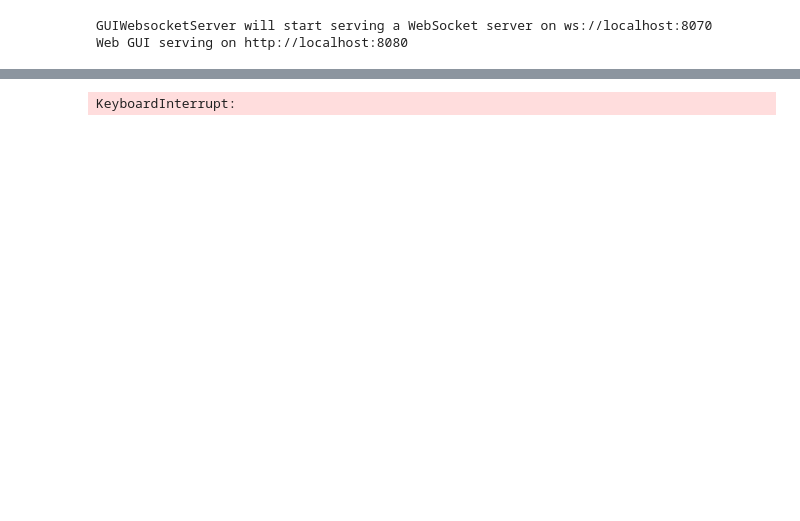
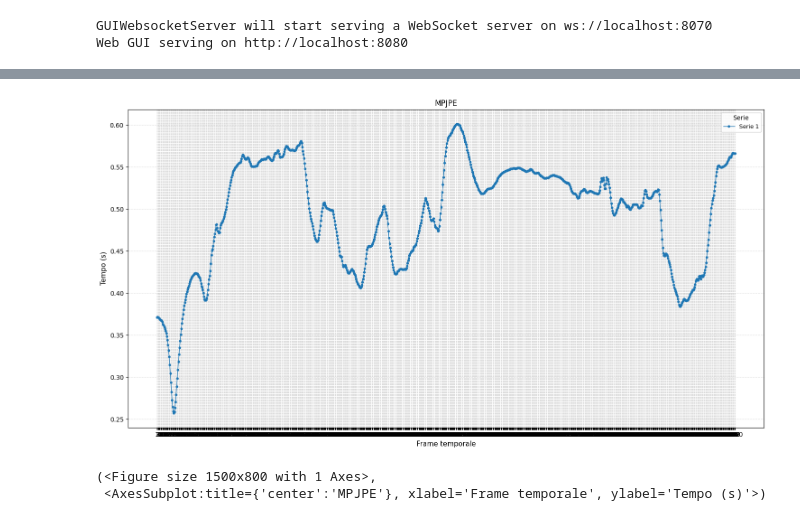
Before and after one commit to PARCO-LAB/COMETH, a Jupyter notebook: test_ablation_model.ipynb, the cells around one changed output, grey strips where cells are left out. Saved outputs shown, nothing was run; the diff lists cells and outputs as text; code cells hidden in the pictures; blank space fills up the shorter version.

```diff
--- a/test_ablation_model.ipynb
+++ b/test_ablation_model.ipynb
@@ -400,7 +402,7 @@ def new_compute_gt(action_name: str, vicon_path: str):
 
     markers.columns
 
-    markers_list = ['sternum', 'right_shoulder', 'right_elbow', 'right_wrist', 'left_shoulder', 'left_elbow', 'left_wrist']
+    markers_list = ['right_shoulder', 'right_elbow', 'right_wrist', 'left_shoulder', 'left_elbow', 'left_wrist']
     target = []
     for i in range(markers.shape[0]):
         row = []
@@ -415,7 +417,8 @@ def new_compute_gt(action_name: str, vicon_path: str):
 
     return target
 # %%
-pos_gt = compute_gt('s1/acting1', './totalcapture/vicon/')
+pos_gt, offset_gt = compute_gt('s1/acting1', './totalcapture/vicon/')
+marker = new_compute_gt('s1/acting1', './totalcapture/vicon/')
 # %% [output]
 Setting len to 0.1
 Setting neutral pos to   0
@@ -700,7 +699,7 @@ def compute_modified_dh(T_list, right : bool = True):
         #tronco pitch
         {'a': 0.0,  'alpha': -np.pi/2, 'd': 0.0},
         #tronco roll
-        {'a': sign * offset[0],  'alpha': 0,    'd': 0.0}, #distanza torace spalla
+        {'a': 0.0,  'alpha': 0.0,    'd': sign * offset[0]}, #distanza torace spalla
         #spalla yaw
         {'a': 0,  'alpha': np.pi/2, 'd': 0.0},
         #spalla pitch
@@ -708,9 +707,9 @@ def compute_modified_dh(T_list, right : bool = True):
         #spalla roll
         {'a':  sign * offset[1], 'alpha': 0, 'd': 0}, #distanza spalla gomito
         #gomito flex
-        {'a': 0, 'alpha': -np.pi/2, 'd': 0.0}, #distanza gomito polso
+        {'a': 0.0, 'alpha': -np.pi/2, 'd': 0.0}, #distanza gomito polso
         #pronation
-        {'a':  sign * offset[0],  'alpha': np.pi/2, 'd': 0},
+        {'a':  0.0,  'alpha': 0.0, 'd': sign * offset[2]},
     ]
     return dh_params, offset
 
@@ -1455,8 +1454,8 @@ def compute_world_transf(arm, s, right:bool = True, theta_old = None):
 
     return T_global_links, thetas
 
-def compute_imu_ori(arm, s, T_i_w_list_all, right:bool = True):
-    T_dh, _ = compute_world_transf(arm, s, right) # le T sono da world a link
+def compute_imu_ori(arm, s, T_i_w_list_all, right:bool = True, initial_guess = None):
+    T_dh, _ = compute_world_transf(arm, s, right,theta_old=initial_guess) # le T sono da world a link
 
     T_w_link = np.array([T_dh[0], T_dh[2], T_dh[5]])
 
@@ -1656,14 +1652,14 @@ setImuWorldTransform(s,T)
 arm_right = ArmModel(dh_right)
 arm_left = ArmModel(dh_left)
 
-R_r = compute_imu_ori(arm_right,s, T, right= True) #from imu to link
+R_r = compute_imu_ori(arm_right,s, T, right= True, initial_guess=np.array([0, -np.pi/2, 0, 0, np.pi/2, 0, -np.pi/2, 0])) #from imu to link
 R_seg_to_imu_r = [np.eye(3), np.eye(3), R_r[0], np.eye(3), np.eye(3), R_r[1], np.eye(3),R_r[2]]#[R_trunk_IMU, R_upper_IMU, R_fore_IMU]
-p_seg_to_imu_r = [np.array([0,0,0]), np.array([0,0,0]), np.array([-offset_right[0]+0.1,0.05,-0.1]), np.array([0,0,0]), np.array([0,0,0]), np.array([0,0,-offset_right[1]*0.5]), np.array([0,0,0]), np.array([0,0,-offset_right[2]*0.5])]
+p_seg_to_imu_r = [np.array([0,0,0]), np.array([0,0,0]), np.array([0.1,0.05,-offset_right[0]+0.1]), np.array([0,0,0]), np.array([0,0,0]), np.array([-offset_right[1]*0.5,0,0]), np.array([0,0,0]), np.array([0,0,-offset_right[2]*0.5])]
 R_seg_to_marker_r = np.eye(3)
 p_seg_to_marker_r = np.zeros(3)
-R_l = compute_imu_ori(arm_left, s, T, right= False)
+R_l = compute_imu_ori(arm_left, s, T, right= False, initial_guess=np.array([0, -np.pi/2, 0, 0, np.pi/2, 0, -np.pi/2, 0]))
 R_seg_to_imu_l = [np.eye(3), np.eye(3), R_l[0], np.eye(3), np.eye(3), R_l[1], np.eye(3), R_l[2]]#[R_trunk_IMU, R_upper_IMU, R_fore_IMU]
-p_seg_to_imu_l = [np.array([0,0,0]), np.array([0,0,0]), np.array([offset_left[0]+0.1,0.05,-0.1]), np.array([0,0,0]), np.array([0,0,0]), np.array([0,0,offset_left[1]*0.5]), np.array([0,0,0]), np.array([0,0,offset_left[2]*0.5])] #Riconsidera la prima traslazione sapendo che impatta su dove metti la camera...
+p_seg_to_imu_l = [np.array([0,0,0]), np.array([0,0,0]), np.array([0.1,0.05,offset_left[0]+0.1]), np.array([0,0,0]), np.array([0,0,0]), np.array([offset_left[1]*0.5,0,0]), np.array([0,0,0]), np.array([0,0,offset_left[2]*0.5])] #Riconsidera la prima traslazione sapendo che impatta su dove metti la camera...
 R_seg_to_marker_l = np.eye(3) #lasciare coincidente per evitare rogne dopo
 p_seg_to_marker_l = np.zeros(3)
 R_imu_to_cam = R_cam_imu #rotazione dalla cam a imu del tronco
@@ -1678,17 +1674,19 @@ arm_left = ArmModel(dh_left, R_seg_to_imu_l, p_seg_to_imu_l,
 
 
 # creation of Q
-Q_q = np.eye(8)*1e-2
-Q_qd = np.eye(8)*1e-2
-Q_qdd = np.eye(8)*1e-2
+Q_q = np.eye(8)*1e-4
+Q_qd = np.eye(8)*1e-4
+Q_qdd = np.eye(8)*1e-4
 Q_arm = np.block([[Q_q, np.zeros((8,8)), np.zeros((8,8))], [np.zeros((8,8)), Q_qd, np.zeros((8,8))], [np.zeros((8,8)), np.zeros((8,8)), Q_qdd]] )
 Q_whole = np.block([[Q_arm, np.zeros((24, 24))], [np.zeros((24, 24)),Q_arm]])
 
 #Creating initial state
 
-_, q_right = compute_world_transf(arm_right, s, right = True)
-_, q_left = compute_world_transf(arm_left, s, right = False)
+_, q_right = compute_world_transf(arm_right, s, right = True, theta_old=np.array([0, -np.pi/2, 0, 0, np.pi/2, 0, -np.pi/2, 0]))
+_, q_left = compute_world_transf(arm_left, s, right = False, theta_old= np.array([0, -np.pi/2, 0, 0, np.pi/2, 0, -np.pi/2, 0]))
 
+print(np.rad2deg(q_right))
+print(np.rad2deg(q_left))
 initial_state = np.zeros(6*8)
 initial_state[0:8]=q_right
 initial_state[24:32]=q_left
@@ -1697,14 +1695,16 @@ initial_state[24:32]=q_left
 ekf = DualArmEKF([arm_right, arm_left],
                     Q=Q_whole,
                     R_dict={'imu': np.eye(6)*1e0,
-                            'marker_pos': np.eye(3)*1e-5,
-                            'marker_rot': np.eye(3)*1e-1,
-                            'qr_rot': np.eye(3)*1e-1},
+                            'marker_pos': np.eye(3)*1e-4,
+                            'marker_rot': np.eye(3)*1e-4,
+                            'qr_rot': np.eye(3)*1e-4},
                     initial_state=initial_state)
 
 acc, gyro = imu_cont.get_imu_array(['right_wrist','left_wrist','right_elbow', 'left_elbow', 'sternum'])
 
 errors = []
+acceler = []
+est =[]
 q_est = (ekf.state.reshape(8,6)[:,[0,3]]).T
 
 
@@ -1716,7 +1716,7 @@ q_est = (ekf.state.reshape(8,6)[:,[0,3]]).T
 # print(pos_est)
 # print(pos_error)
 
-for i in range(0, 1000):#imu['n_frames']):
+for i in range(0,1000):# imu['n_frames']):
 
     s._nimble.setPositions(pos_gt[i])
 
@@ -1733,7 +1733,7 @@ for i in range(0, 1000):#imu['n_frames']):
 
     ekf.predict(dt)
 
-    if i%10 == 0:
+    if i%100000 == 0:
 
         R_imu_w = getImuWorldOrient(s)[5,:3,:3] #nimble imu->world orient ( camera coincide con l'imu di torace)
         R_cam_w = R_imu_w@R_imu_to_cam  # cam --> world
@@ -1789,20 +1789,24 @@ for i in range(0, 1000):#imu['n_frames']):
                 print(e)
 
     q_est = (ekf.state.copy().reshape(8,6)[:,[0,3]]).T
+    acceler.append(ekf.state.copy().reshape(8,6)[3,2].reshape(-1))
 
     pos_est = forward_kinematics(dh_right,q_est[0])
     pos_est= pos_est + forward_kinematics(dh_left,q_est[1])
     pos_est = np.array(pos_est).reshape(-1,3)[[2,5,7,10,13,15],:]#[2,5,7,10,13,15]
+    est.append(pos_est)
     # creating gt
-    pos_real = (s._nimble.getJointWorldPositions(s.joints)).reshape(-1,3)[[3,6,7,9,4,1],:] - s._nimble.getBodyNode("thorax").getWorldTransform().matrix()[:3,3]
+    #pos_real = (s._nimble.getJointWorldPositions(s.joints)).reshape(-1,3)[[3,6,7,9,4,1],:] - s._nimble.getBodyNode("thorax").getWorldTransform().matrix()[:3,3]
+    pos_real = marker.reshape(-1,6,3)[i,:,:] - offset_gt[i,:,:]
     #pos_real = target_gt[i].reshape(-1,3)[1:4]- target_gt.reshape(-1,3)[0]
     #[3,6,7,9,4,1]
     pos_error = np.linalg.norm(pos_est-pos_real, axis = -1)
     errors.append(np.mean(pos_error, axis=0).reshape(-1))
-    #print(pos_error)
+print(np.mean(np.array(errors)))
 
 
-""" df = pd.DataFrame(np.array(errors))
-df.to_csv(os.path.join(f"./metrics_abl_{10}/s1_acting1/",'mpjpe')) """
+df = pd.DataFrame(np.array(est).reshape(-1,18))
+df.to_csv(os.path.join(f"./metrics_comp_10/s1_acting1/",'prova'))
 plot_error(errors)
+#plot_error(acceler)
 # %% [output]
@@ -1826 +1818,3 @@ plot_error(errors)
+[figure, added]
-KeyboardInterrupt:
+(<Figure size 1500x800 with 1 Axes>,
+ <AxesSubplot:title={'center':'MPJPE'}, xlabel='Frame temporale', ylabel='Tempo (s)'>)
```
Also changed, not shown: parts of 5 cells of this notebook, 2 other files.
